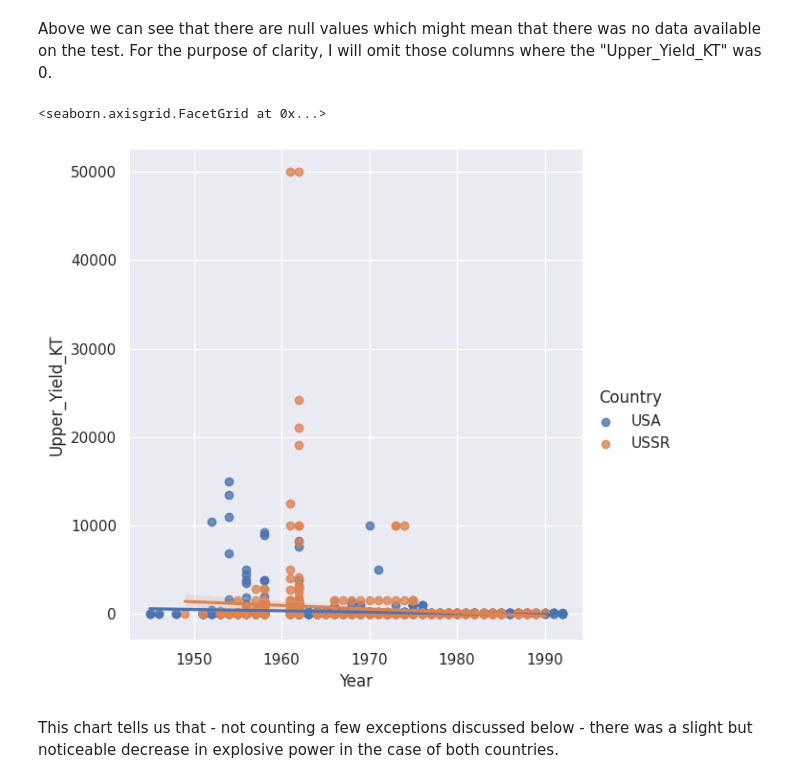
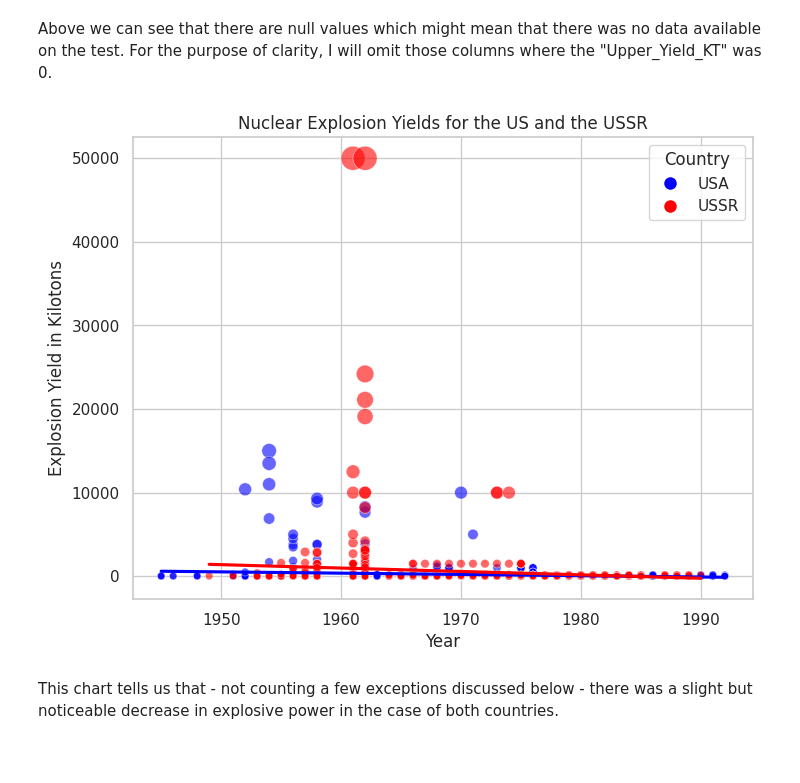
Before and after one commit to lawrence773/nuclear-project, a Jupyter notebook: Nuclear_Tests_Between_1945_1998.ipynb, the cells around one changed output. Saved outputs shown, nothing was run; the diff lists cells and outputs as text; code cells hidden in the pictures; blank space fills up the shorter version.

Commit message:
Update scatterplot for explosive power

```diff
--- a/Nuclear_Tests_Between_1945_1998.ipynb
+++ b/Nuclear_Tests_Between_1945_1998.ipynb
@@ -961,12 +961,50 @@ dtype: float64
 Above we can see that there are null values which might mean that there was no data available on the test. For the purpose of clarity, I will omit those columns where the "Upper_Yield_KT" was 0.
 # %%
 df_nonzero_yield = USA_USSR_tests.drop(USA_USSR_tests[USA_USSR_tests['Upper_Yield_KT'] == 0.00].index)
-# %%
-sns.set_theme(style="darkgrid")
-sns.lmplot(x="Year", y="Upper_Yield_KT", hue="Country", data=df_nonzero_yield, height=6)
-# %% [output]
-<seaborn.axisgrid.FacetGrid at 0x...>
-[figure, removed]
+# %%
+# Setting the theme for the scatterplot
+sns.set_theme(style="whitegrid")
+plt.figure(figsize=(8, 6))
+
+# Defining a color palette
+palette = {'USA': 'blue',
+           'USSR': 'red'}
+
+# Setting dot sizes
+sizes = df_nonzero_yield['Upper_Yield_KT'] / 10
+
+# Creating the lmplot
+scatter = sns.scatterplot(x="Year",
+                y="Upper_Yield_KT",
+                palette=palette,
+                hue="Country",
+                data=df_nonzero_yield,
+                size=sizes,
+                sizes=(30, 300),
+                alpha=0.6,
+                )
+# Adding a regression line for each country
+for country in df_nonzero_yield['Country'].unique():
+    subset = df_nonzero_yield[df_nonzero_yield["Country"] == country]
+    sns.regplot(x="Year", y="Upper_Yield_KT", data=subset, scatter=False, color=palette[country], ci=False)
+
+# Get unique countries from the dataframe
+unique_countries = df_nonzero_yield['Country'].unique()
+
+# Creating handles for the legend using plt.Line2D
+handles = [plt.Line2D([0], [0], marker='o', color='w', label=country,
+                       markerfacecolor=palette[country], markersize=10) for country in unique_countries]
+
+# Adding custom legend
+plt.legend(handles=handles, title='Country')
+
+plt.title("Nuclear Explosion Yields for the US and the USSR")
+plt.xlabel("Year")
+plt.ylabel("Explosion Yield in Kilotons")
+
+plt.show()
+# %% [output]
+[figure, added]
 # %% [markdown]
 This chart tells us that - not counting a few exceptions discussed below - there was a slight but noticeable decrease in explosive power in the case of both countries.
 # %%
```
Also changed, not shown: parts of 1 cell of this notebook.
